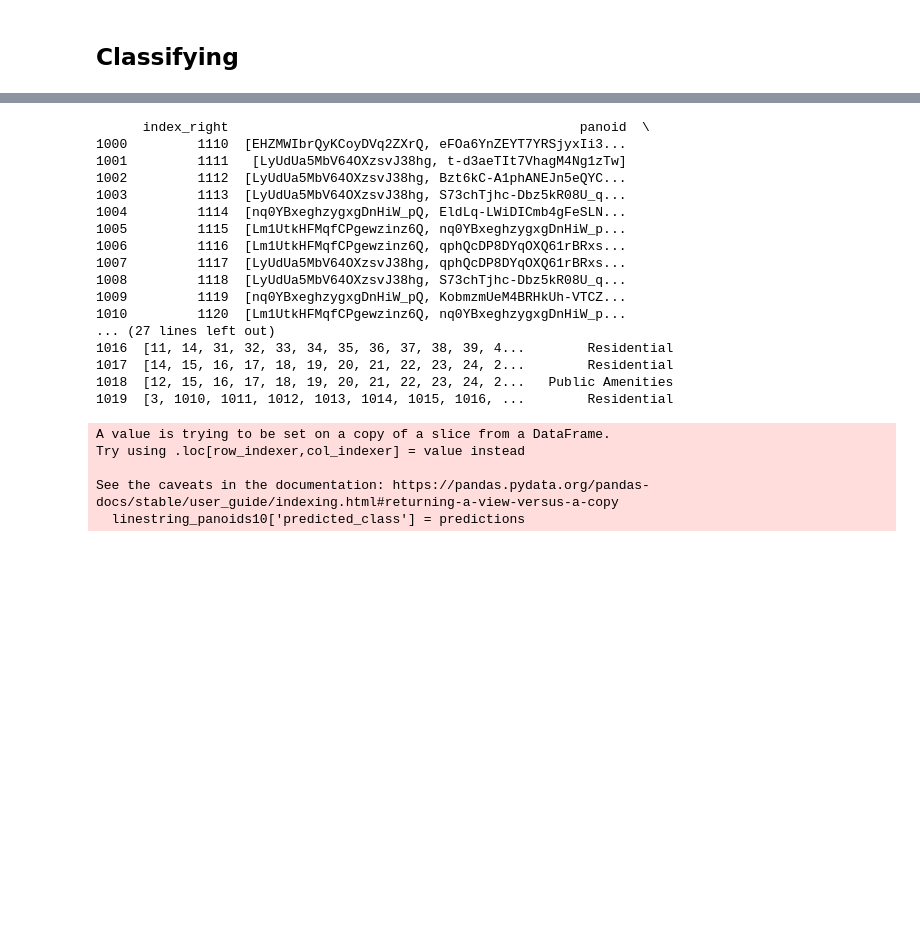
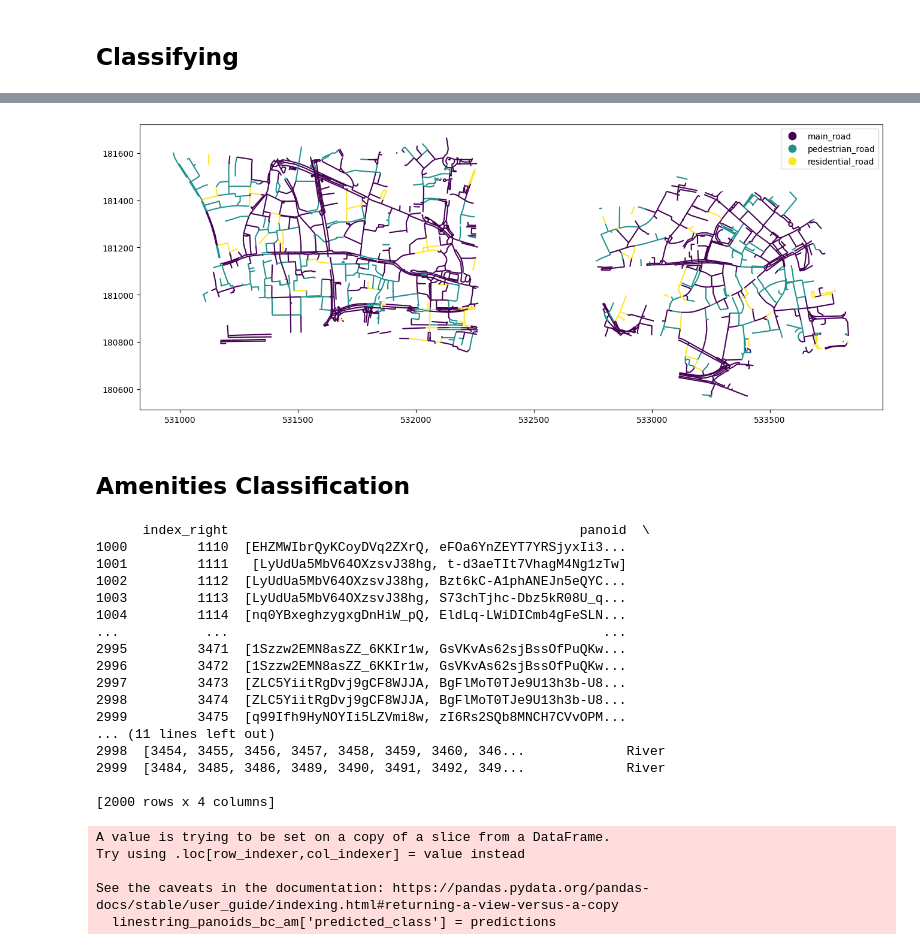
Before and after one commit to luciannijman/STREET, a Jupyter notebook: main.ipynb, the cells around one changed output, grey strips where cells are left out. Cells and saved outputs as stored; diff of their text form; code cells hidden in the pictures; blank space fills up the shorter version.

```diff
--- a/main.ipynb
+++ b/main.ipynb
@@ -458,0 +464,14 @@ linestring_panoids600.to_csv(csv_file_path, index=False)
+# %%
+yig = pd.read_csv('linestring_panoids__road_A.csv')
+shiya = pd.read_csv('linestring_panoids__road_C.csv')
+a1 = pd.read_csv('linestring_panoids_B_C.csv')
+a2 = pd.read_csv('linestring_panoids_B_C.csv')
+# %%
+# Merge GeoDataFrame and DataFrame
+merged_gdf_road = merged_streets_gdf.merge(a1, left_index=True, right_on='index_right', how='inner')
+merged_gdf_road = merged_streets_gdf.merge(yig, left_index=True, right_on='index_right', how='inner')
+merged_gdf_road = merged_streets_gdf.merge(a2, left_index=True, right_on='index_right', how='inner')
+# merged_gdf_road = merged_streets_gdf.merge(shiya, left_index=True, right_on='index_right', how='inner')
+
+# Verify the result
+print(merged_gdf_road.info)
@@ -459 +496,13 @@ linestring_panoids600.to_csv(csv_file_path, index=False)
+# %%
+merged_gdf_road.plot(
+    column='predicted_class',
+    legend=True,
+    cmap='viridis',
+    figsize=(16, 12)
+)
+plt.show()
+# %% [output]
+[figure, added]
+# %% [markdown]
+## Amenities Classification
 # %%
@@ -488,7 +538,7 @@ def extract_feature_vector(image_tensor, model):
     return vector.squeeze().numpy()
 
 # Base directory for images
-base_dir = r'C:\Users\yigit\OneDrive\Bureaublad\imagedb'
+base_dir = 'London_UK/imagedb'
 
 # Function to generate image paths for each panoid_index
 def generate_image_paths(panoid_index):
@@ -511,7 +561,7 @@ class_names = [' Bridge', ' Education and Learning Spaces', 'Entertainment and C
 # Process each index_right
 predictions = []
 
-for idx, row in linestring_panoids10.iterrows():
+for idx, row in linestring_panoids_bc_am.iterrows():
     index_right = row['index_right']
     panoid_indices = row['panoid_index']
 
@@ -546,10 +596,10 @@ for idx, row in linestring_panoids10.iterrows():
         predictions.append(None)
 
 # Add the predictions as a new column
-linestring_panoids10['predicted_class'] = predictions
+linestring_panoids_bc_am['predicted_class'] = predictions
 
 # Display the updated DataFrame
-print(linestring_panoids10)
+print(linestring_panoids_bc_am)
 # %% [output]
       index_right                                             panoid  \
 1000         1110  [EHZMWIbrQyKCoyDVq2ZXrQ, eFOa6YnZEYT7YRSjyxIi3...
@@ -557,19 +607,19 @@ print(linestring_panoids10)
 1002         1112  [LyUdUa5MbV64OXzsvJ38hg, Bzt6kC-A1phANEJn5eQYC...
 1003         1113  [LyUdUa5MbV64OXzsvJ38hg, S73chTjhc-Dbz5kR08U_q...
 1004         1114  [nq0YBxeghzygxgDnHiW_pQ, EldLq-LWiDICmb4gFeSLN...
-1005         1115  [Lm1UtkHFMqfCPgewzinz6Q, nq0YBxeghzygxgDnHiW_p...
-1006         1116  [Lm1UtkHFMqfCPgewzinz6Q, qphQcDP8DYqOXQ61rBRxs...
-1007         1117  [LyUdUa5MbV64OXzsvJ38hg, qphQcDP8DYqOXQ61rBRxs...
-1008         1118  [LyUdUa5MbV64OXzsvJ38hg, S73chTjhc-Dbz5kR08U_q...
-1009         1119  [nq0YBxeghzygxgDnHiW_pQ, KobmzmUeM4BRHkUh-VTCZ...
-1010         1120  [Lm1UtkHFMqfCPgewzinz6Q, nq0YBxeghzygxgDnHiW_p...
-... (27 lines left out)
-1016  [11, 14, 31, 32, 33, 34, 35, 36, 37, 38, 39, 4...        Residential
-1017  [14, 15, 16, 17, 18, 19, 20, 21, 22, 23, 24, 2...        Residential
-1018  [12, 15, 16, 17, 18, 19, 20, 21, 22, 23, 24, 2...   Public Amenities
-1019  [3, 1010, 1011, 1012, 1013, 1014, 1015, 1016, ...        Residential
+...           ...                                                ...
+2995         3471  [1Szzw2EMN8asZZ_6KKIr1w, GsVKvAs62sjBssOfPuQKw...
+2996         3472  [1Szzw2EMN8asZZ_6KKIr1w, GsVKvAs62sjBssOfPuQKw...
+2997         3473  [ZLC5YiitRgDvj9gCF8WJJA, BgFlMoT0TJe9U13h3b-U8...
+2998         3474  [ZLC5YiitRgDvj9gCF8WJJA, BgFlMoT0TJe9U13h3b-U8...
+2999         3475  [q99Ifh9HyNOYIi5LZVmi8w, zI6Rs2SQb8MNCH7CVvOPM...
+... (11 lines left out)
+2998  [3454, 3455, 3456, 3457, 3458, 3459, 3460, 346...             River
+2999  [3484, 3485, 3486, 3489, 3490, 3491, 3492, 349...             River
+
+[2000 rows x 4 columns]
 A value is trying to be set on a copy of a slice from a DataFrame.
 Try using .loc[row_indexer,col_indexer] = value instead
 
 See the caveats in the documentation: https://pandas.pydata.org/pandas-docs/stable/user_guide/indexing.html#returning-a-view-versus-a-copy
-  linestring_panoids10['predicted_class'] = predictions
+  linestring_panoids_bc_am['predicted_class'] = predictions
```
Also changed, not shown: parts of 12 cells of this notebook, 8 other files.
